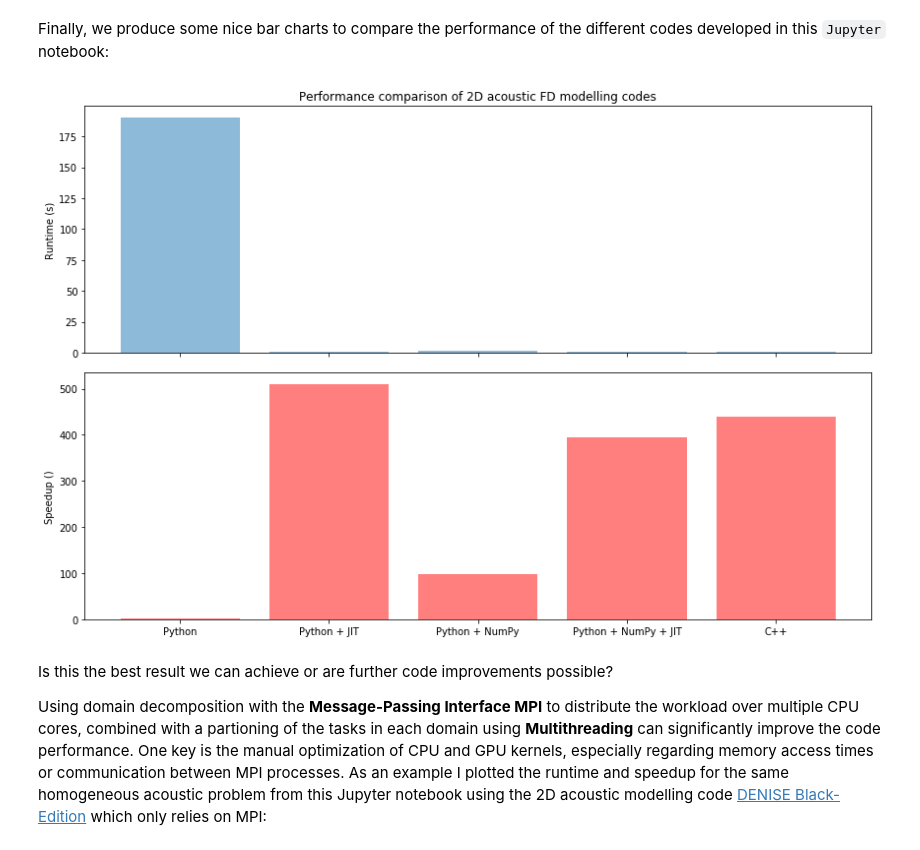
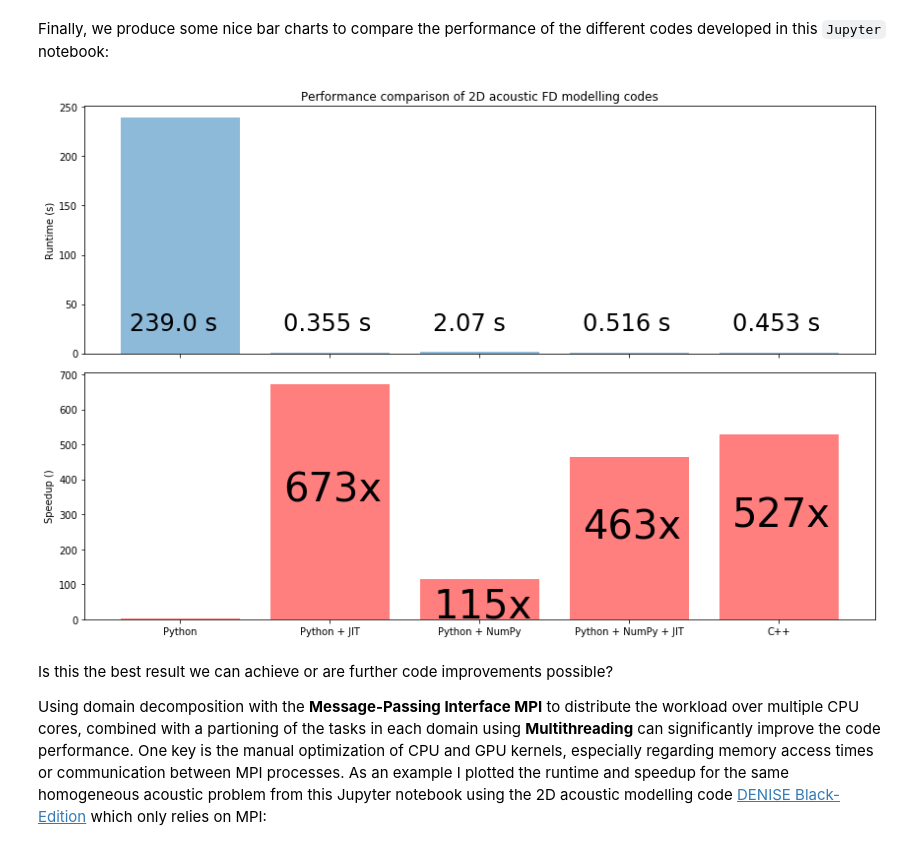
Before and after one commit to daniel-koehn/Theory-of-seismic-waves-II, a Jupyter notebook: 05_2D_acoustic_FD_modelling/2_Optimizing_fdac2d_code.ipynb, the cells around one changed output. Drawn from its saved outputs; the diff is of its cells as text; code cells hidden in the pictures.

```diff
--- a/05_2D_acoustic_FD_modelling/2_Optimizing_fdac2d_code.ipynb
+++ b/05_2D_acoustic_FD_modelling/2_Optimizing_fdac2d_code.ipynb
@@ -245,5 +244,5 @@ Wow, you don't have to wait 3 minutes, but only 747 ms. Run the cell above again
 # %%
-t_JIT_python = 0.373  # runtime of JIT compiled Python code (s)
+t_JIT_python = 0.355  # runtime of JIT compiled Python code (s)
 # %% [markdown]
 Another approach to get rid of the nested FOR-loops is to use Numpy array operations:
 # %%
@@ -306,3 +304,3 @@ Wall time: 1.93 s
 # %%
-t_numpy_python = 1.93  # runtime of JIT compiled Python code (s)
+t_numpy_python = 2.07  # runtime of JIT compiled Python code (s)
 # %% [markdown]
@@ -361,5 +358,5 @@ Wall time: 481 ms
 # %%
-t_numpy_python_JIT = 0.481  # runtime of JIT compiled Python code (s)
+t_numpy_python_JIT = 0.516  # runtime of JIT compiled Python code (s)
 # %% [markdown]
 So JIT could also improve the performance of the code using `NumPy` array operations, but the performance of the compiled code with the nested FOR loops has a slight edge in terms of performance.
 # %% [markdown]
@@ -386,5 +388,5 @@ Wall time: 432.423 ms
 # %%
-t_cxx = 0.432  # runtime of C++ code (s)
+t_cxx = 0.453  # runtime of C++ code (s)
 # %% [markdown]
 The C++ code performance is comparable with the JIT version of the Python code using `NumPy` operations, which is quite impressive considering the simple Python code optimization using JIT.
 
@@ -421,34 +423,62 @@ performance = [t_vanilla_python,t_JIT_python,t_numpy_python,t_numpy_python_JIT,t
 # speed-up with respect to the non-optimized code
 speedup = [t_vanilla_python/t_vanilla_python,
            t_vanilla_python/t_JIT_python,
            t_vanilla_python/t_numpy_python,
            t_vanilla_python/t_numpy_python_JIT,
            t_vanilla_python/t_cxx]
 
 # Define figure size
 rcParams['figure.figsize'] = 12, 8
 
 # Plot runtimes of 2D acoustic FD codes
 ax1 = plt.subplot(211)
 
 plt.bar(y_pos, performance, align='center', alpha=0.5)
 plt.xticks(y_pos, codes)
 plt.ylabel('Runtime (s)')
 plt.title('Performance comparison of 2D acoustic FD modelling codes')
 
+sname = str(np.round(performance[0],decimals=3)) + ' s'
+plt.text(y_pos[0]-0.34, performance[0]/10, sname, fontsize=24)
+
+sname = str(np.round(performance[1],decimals=3)) + ' s'
+plt.text(y_pos[1]-0.31, performance[0]/10, sname, fontsize=24)
+
+sname = str(np.round(performance[2],decimals=3)) + ' s'
+plt.text(y_pos[2]-0.31, performance[0]/10, sname, fontsize=24)
+
+sname = str(np.round(performance[3],decimals=3)) + ' s'
+plt.text(y_pos[3]-0.31, performance[0]/10, sname, fontsize=24)
+
+sname = str(np.round(performance[4],decimals=3)) + ' s'
+plt.text(y_pos[4]-0.31, performance[0]/10, sname, fontsize=24)
+
 # make tick labels invisible
 plt.setp(ax1.get_xticklabels(), visible=False)
 
 # Plot speedup of 2D acoustic FD codes
 ax2 = plt.subplot(212, sharex=ax1)
 
 plt.bar(y_pos, speedup, align='center', alpha=0.5,color='r')
 plt.xticks(y_pos, codes)
 plt.ylabel('Speedup ()')
+
+sname = str((int)(np.floor(speedup[1]))) + 'x'
+plt.text(y_pos[1]-0.31, speedup[1]/2, sname, fontsize=40)
+
+sname = str((int)(np.floor(speedup[2]))) + 'x'
+plt.text(y_pos[2]-0.31, speedup[2]/20, sname, fontsize=40)
+
+sname = str((int)(np.floor(speedup[3]))) + 'x'
+plt.text(y_pos[3]-0.31, speedup[3]/2, sname, fontsize=40)
+
+sname = str((int)(np.floor(speedup[4]))) + 'x'
+plt.text(y_pos[4]-0.31, speedup[4]/2, sname, fontsize=40)
+
 plt.tight_layout()
 plt.show()
 # %% [output]
-[figure, old version]
+[figure, new version]
 # %% [markdown]
 Is this the best result we can achieve or are further code improvements possible?
 
```
Also changed, not shown: parts of 9 cells of this notebook, 1 other file.
